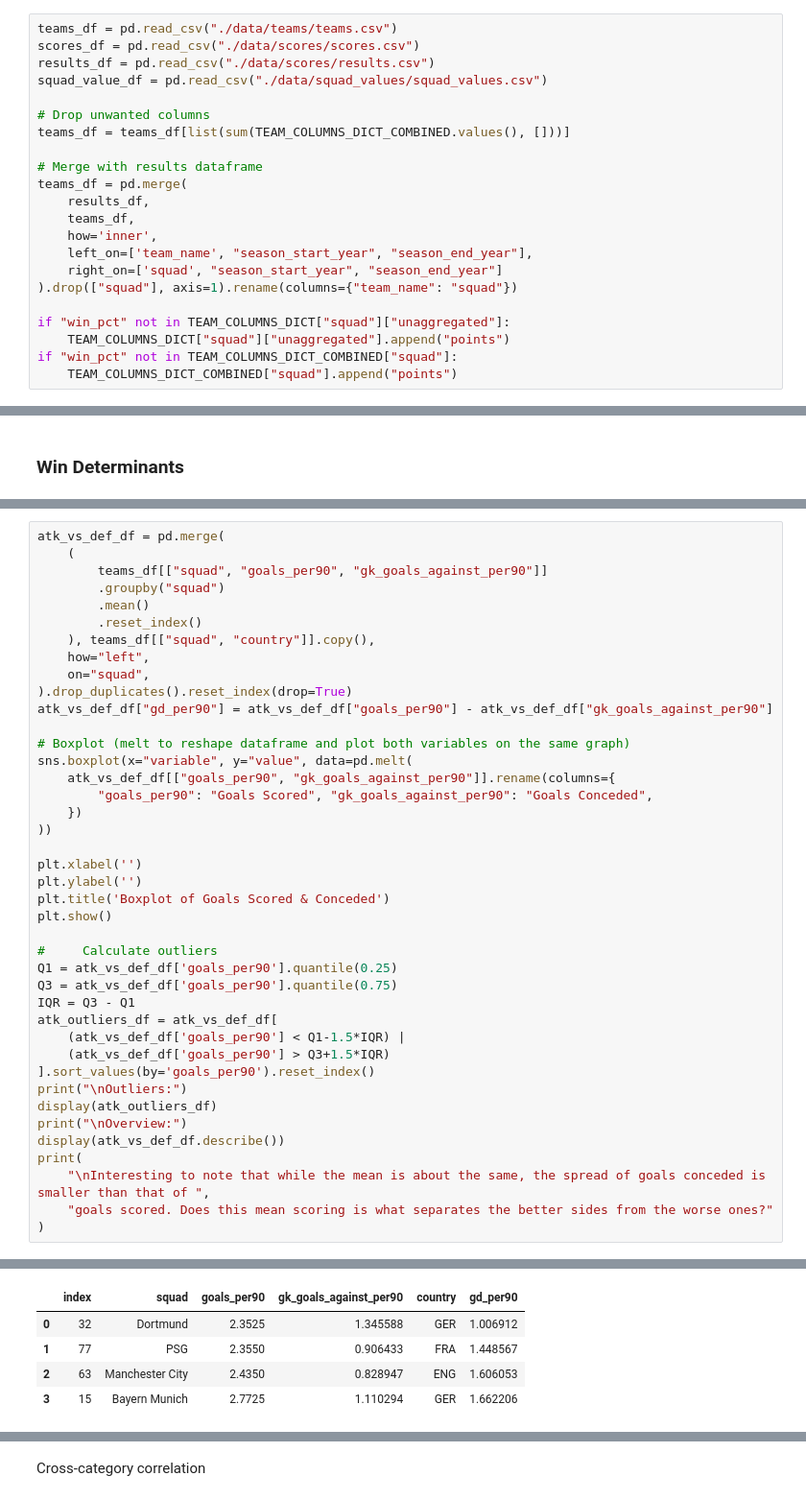
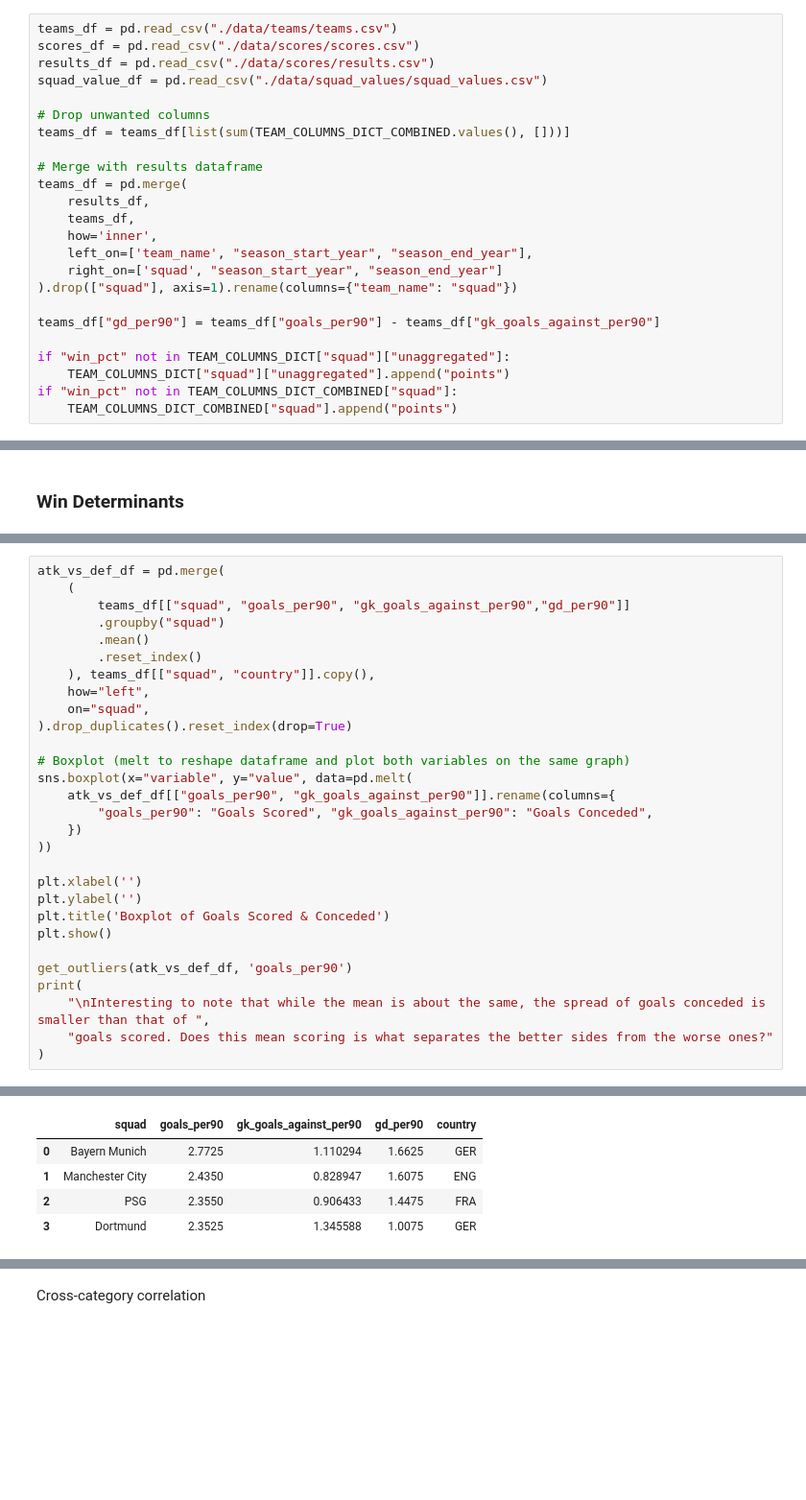
Before and after one commit to LEPK02/sc1015-assignment, a Jupyter notebook: exploratory_analysis.ipynb, the cells around one changed output, grey strips where cells are left out. Shown at 96% size. Saved outputs shown, nothing was run; the diff lists cells and outputs as text; blank space fills up the shorter version.

```diff
--- a/exploratory_analysis.ipynb
+++ b/exploratory_analysis.ipynb
@@ -35,6 +35,8 @@ teams_df = pd.merge(
     right_on=['squad', "season_start_year", "season_end_year"]
 ).drop(["squad"], axis=1).rename(columns={"team_name": "squad"})
 
+teams_df["gd_per90"] = teams_df["goals_per90"] - teams_df["gk_goals_against_per90"]
+
 if "win_pct" not in TEAM_COLUMNS_DICT["squad"]["unaggregated"]:
     TEAM_COLUMNS_DICT["squad"]["unaggregated"].append("points")
 if "win_pct" not in TEAM_COLUMNS_DICT_COMBINED["squad"]:
@@ -167,52 +273,40 @@ Which is more important in winning games: attack or defence?
 # %%
 atk_vs_def_df = pd.merge(
     (
-        teams_df[["squad", "goals_per90", "gk_goals_against_per90"]]
+        teams_df[["squad", "goals_per90", "gk_goals_against_per90","gd_per90"]]
         .groupby("squad")
         .mean()
         .reset_index()
     ), teams_df[["squad", "country"]].copy(),
     how="left",
     on="squad",
 ).drop_duplicates().reset_index(drop=True)
-atk_vs_def_df["gd_per90"] = atk_vs_def_df["goals_per90"] - atk_vs_def_df["gk_goals_against_per90"]
 
 # Boxplot (melt to reshape dataframe and plot both variables on the same graph)
 sns.boxplot(x="variable", y="value", data=pd.melt(
     atk_vs_def_df[["goals_per90", "gk_goals_against_per90"]].rename(columns={
         "goals_per90": "Goals Scored", "gk_goals_against_per90": "Goals Conceded",
     })
 ))
 
 plt.xlabel('')
 plt.ylabel('')
 plt.title('Boxplot of Goals Scored & Conceded')
 plt.show()
 
-#     Calculate outliers
-Q1 = atk_vs_def_df['goals_per90'].quantile(0.25)
-Q3 = atk_vs_def_df['goals_per90'].quantile(0.75)
-IQR = Q3 - Q1
-atk_outliers_df = atk_vs_def_df[
-    (atk_vs_def_df['goals_per90'] < Q1-1.5*IQR) |
-    (atk_vs_def_df['goals_per90'] > Q3+1.5*IQR)
-].sort_values(by='goals_per90').reset_index()
-print("\nOutliers:")
-display(atk_outliers_df)
-print("\nOverview:")
-display(atk_vs_def_df.describe())
+get_outliers(atk_vs_def_df, 'goals_per90')
 print(
     "\nInteresting to note that while the mean is about the same, the spread of goals conceded is smaller than that of ",
     "goals scored. Does this mean scoring is what separates the better sides from the worse ones?"
 )
 # %% [output]
 [figure]
 Outliers:
-|  | index | squad | goals_per90 | gk_goals_against_per90 | country | gd_per90 |
-| 0 | 32 | Dortmund | 2.3525 | 1.345588 | GER | 1.006912 |
-| 1 | 77 | PSG | 2.3550 | 0.906433 | FRA | 1.448567 |
-| 2 | 63 | Manchester City | 2.4350 | 0.828947 | ENG | 1.606053 |
-| 3 | 15 | Bayern Munich | 2.7725 | 1.110294 | GER | 1.662206 |
+|  | squad | goals_per90 | gk_goals_against_per90 | gd_per90 | country |
+| 0 | Bayern Munich | 2.7725 | 1.110294 | 1.6625 | GER |
+| 1 | Manchester City | 2.4350 | 0.828947 | 1.6075 | ENG |
+| 2 | PSG | 2.3550 | 0.906433 | 1.4475 | FRA |
+| 3 | Dortmund | 2.3525 | 1.345588 | 1.0075 | GER |
 Overview:
 |  | goals_per90 | gk_goals_against_per90 | gd_per90 |
 | count | 110.000000 | 110.000000 | 110.000000 |
```
Also changed, not shown: parts of 35 cells of this notebook, 2 other files.
